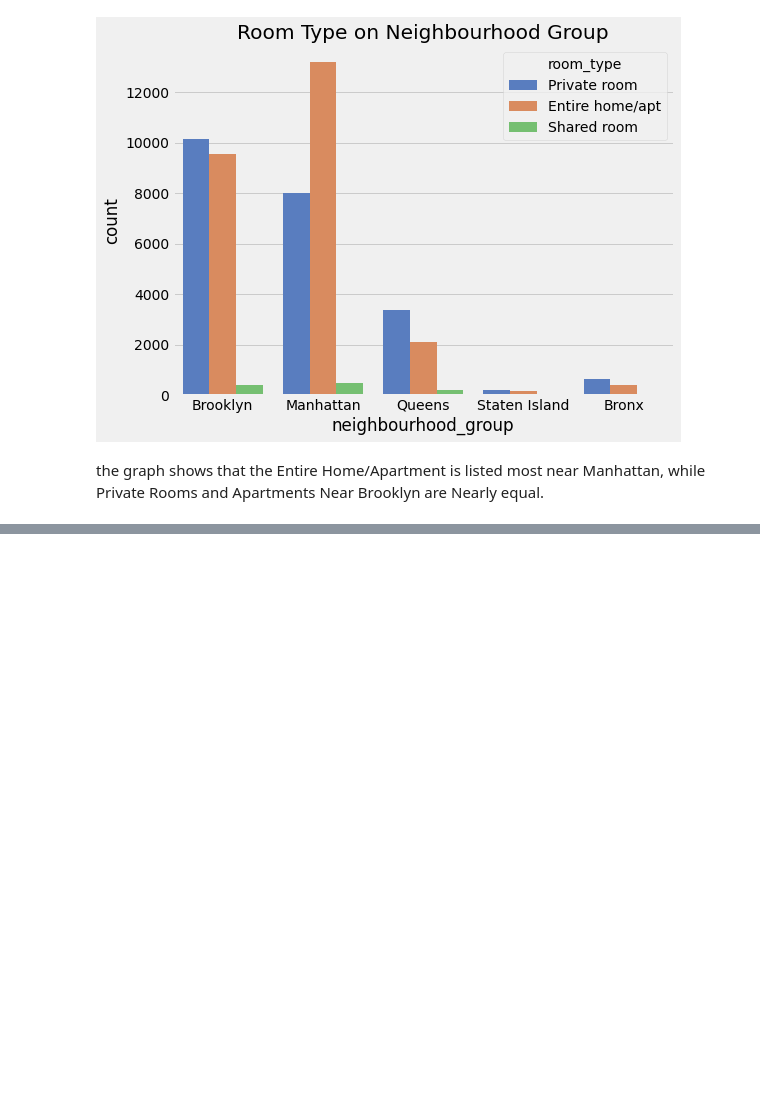
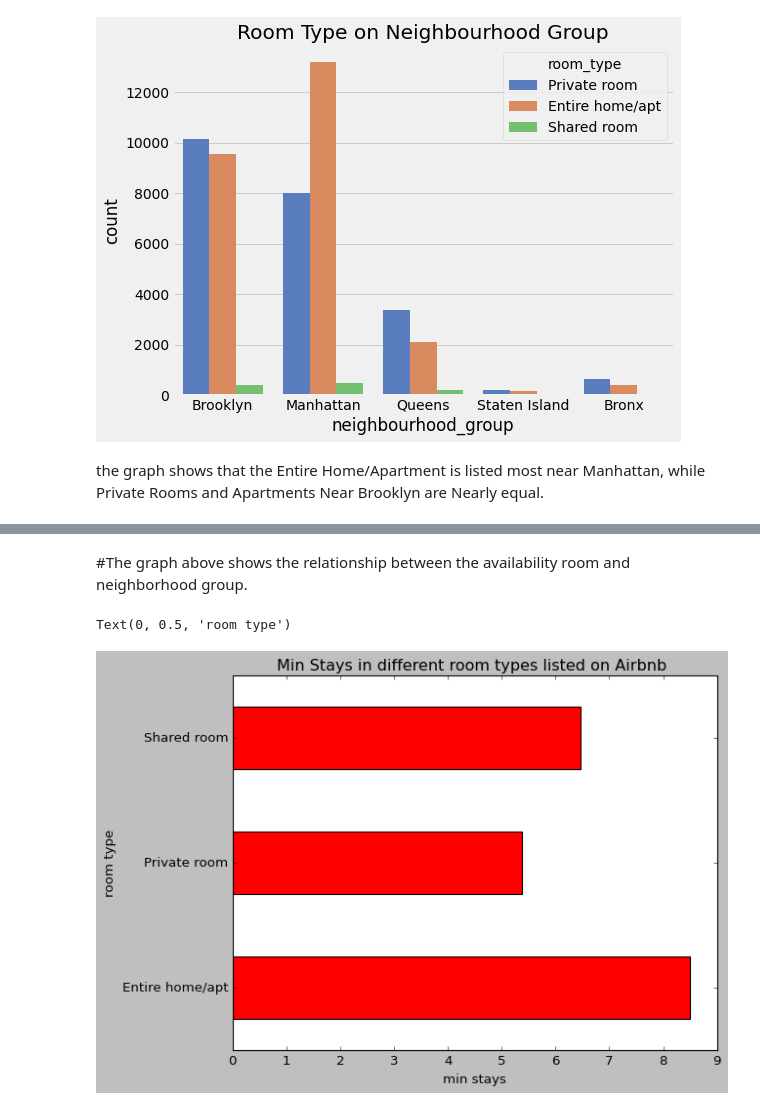
Before and after one commit to nishigandha2/airbnb-booking-analysis, a Jupyter notebook: AIRBNB_.ipynb, the cells around one changed output, grey strips where cells are left out. Cells and saved outputs as stored; diff of their text form; code cells hidden in the pictures; blank space fills up the shorter version.

```diff
--- a/AIRBNB_.ipynb
+++ b/AIRBNB_.ipynb
@@ -238,0 +247,12 @@ the graph shows that the Entire Home/Apartment is listed most near Manhattan, wh
+# %% [markdown]
+#The graph above shows the relationship between the availability room and neighborhood group.
+# %%
+# min_night= df_air_pnw['room_type
+airbnb_df.groupby('room_type')['minimum_nights'].mean().plot(kind='barh',color='r')
+plt.title('Min Stays in different room types listed on Airbnb ')
+plt.xlabel('min stays')
+plt.ylabel('room type')
+# ax = sns.swarmplot(x="room_type", y="minimum_nights", data=df_air)
+# %% [output]
+Text(0, 0.5, 'room type')
+[figure, added]
```
Also changed, not shown: parts of 5 cells of this notebook.
